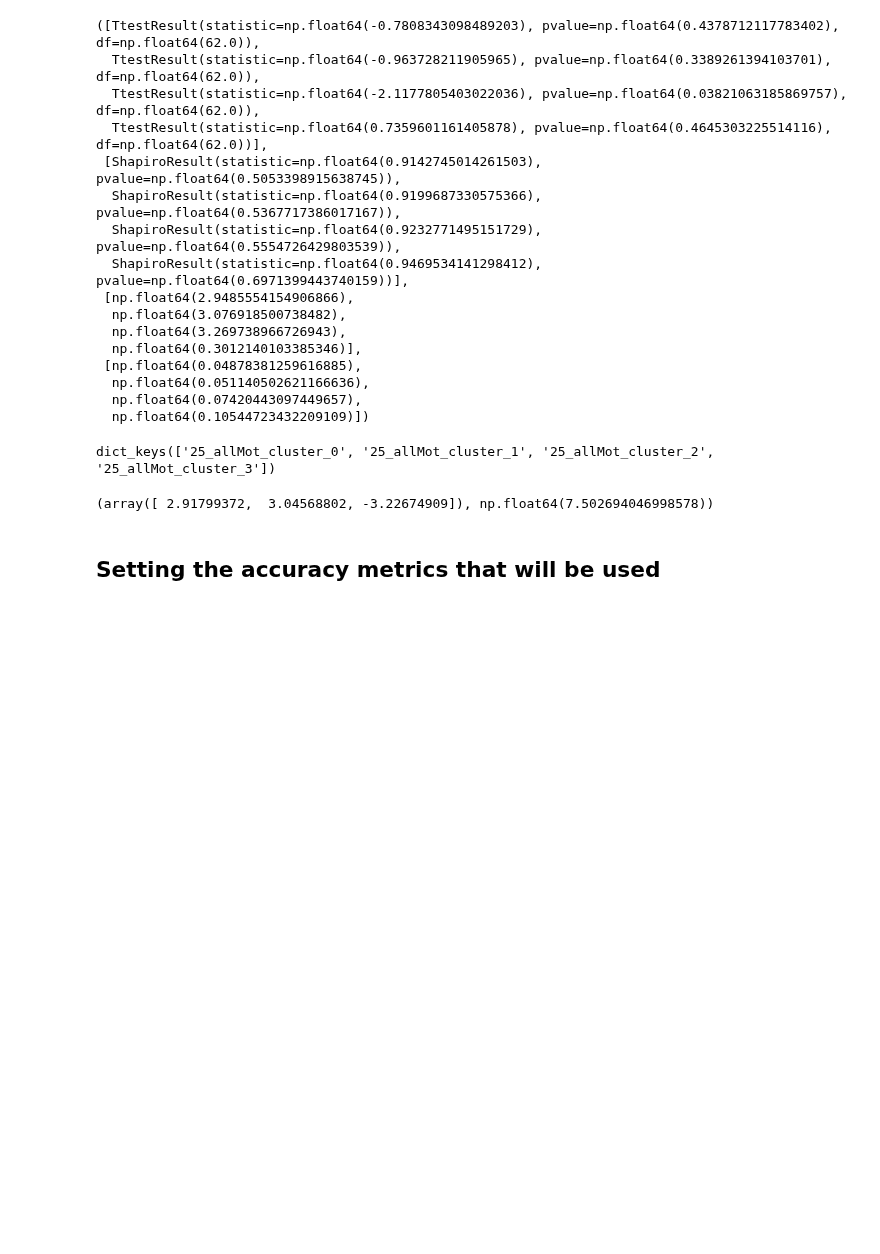
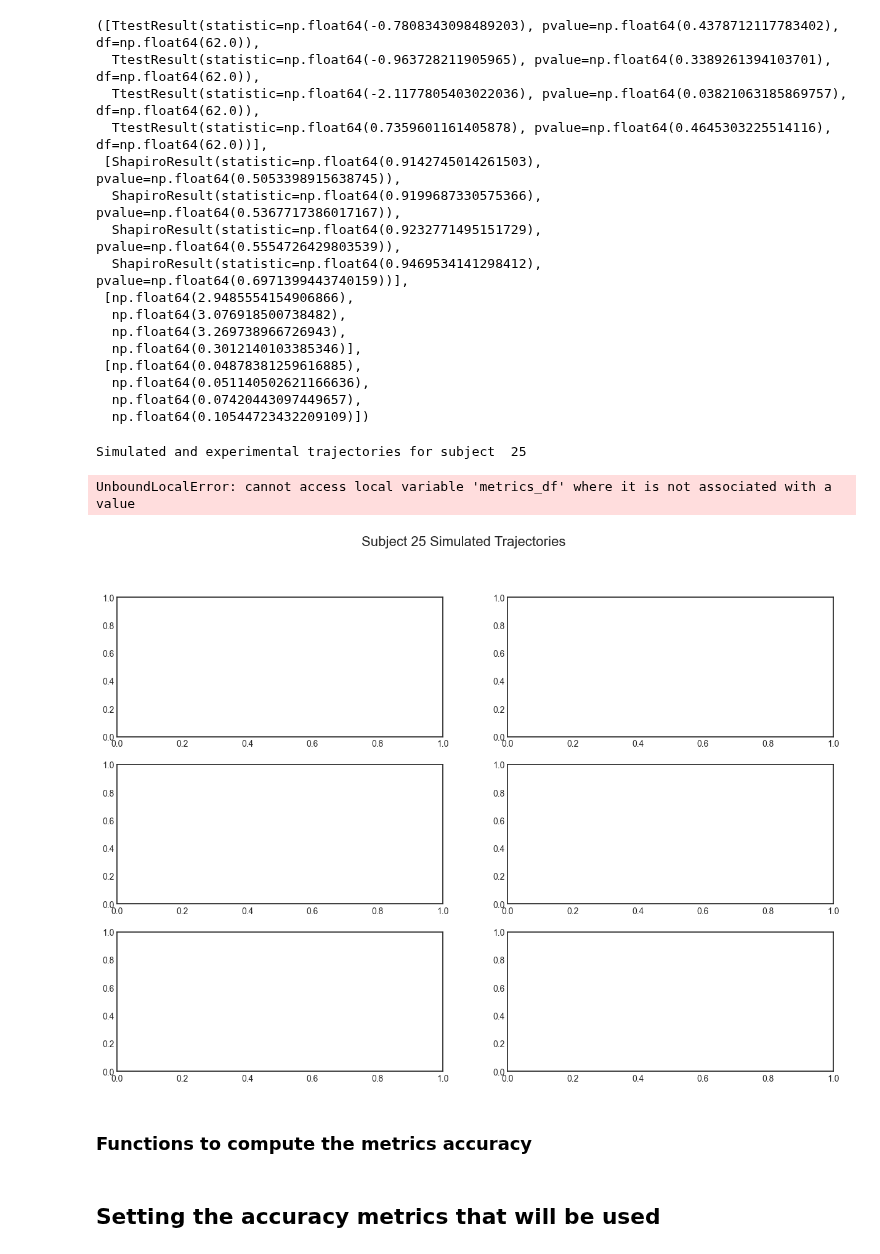
Before and after one commit to flaviaferrus/MotorControlPrediction, a Jupyter notebook: Notebooks/MotivationalFits.ipynb, the cells around one changed output. Cells and saved outputs as stored; diff of their text form; code cells hidden in the pictures; blank space fills up the shorter version.

```diff
--- a/Notebooks/MotivationalFits.ipynb
+++ b/Notebooks/MotivationalFits.ipynb
@@ -455,8 +456,21 @@ Shapiro-Wilk test results: ShapiroResult(statistic=np.float64(0.9469534141298412
   np.float64(0.07420443097449657),
   np.float64(0.10544723432209109)])
 # %%
-print(new_params[25].keys())
-new_params[25]['25_allMot_cluster_0'].x, opt_sigma[25]['25_allMot_cluster_0'].x
+metrics_dict = combined_multiple_trajectories_plot_(scaled_data_dict = scaled_data_dict,
+                                    params_loaded = new_params,
+                                    opt_sigma = opt_sigma,
+                                    segments = segments,
+                                    first_subj = 25, last_subj = 26,
+                                    n_clusters = 4,
+                                    n = 75,
+                                    saving = False,
+                                    inverse = True,
+                                    save_dir = 'project_plots',
+                                    picname = 'Simulated_trajectories_25_acc',
+                                    metrics = True)
 # %% [output]
-dict_keys(['25_allMot_cluster_0', '25_allMot_cluster_1', '25_allMot_cluster_2', '25_allMot_cluster_3'])
+Simulated and experimental trajectories for subject  25
-(array([ 2.91799372,  3.04568802, -3.22674909]), np.float64(7.502694046998578))
+UnboundLocalError: cannot access local variable 'metrics_df' where it is not associated with a value
+[figure, added]
+# %% [markdown]
+### Functions to compute the metrics accuracy
```
Also changed, not shown: parts of 5 cells of this notebook.
